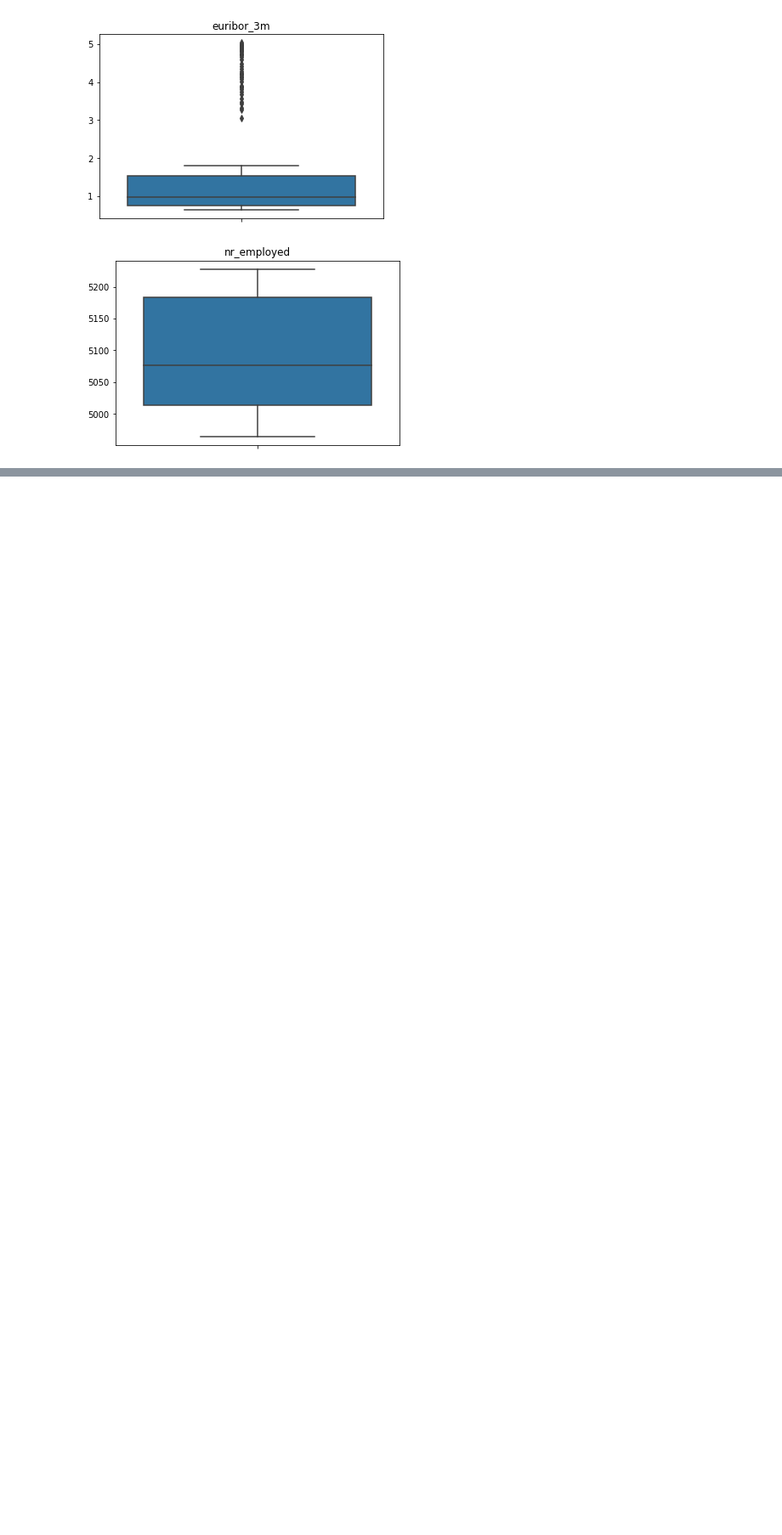
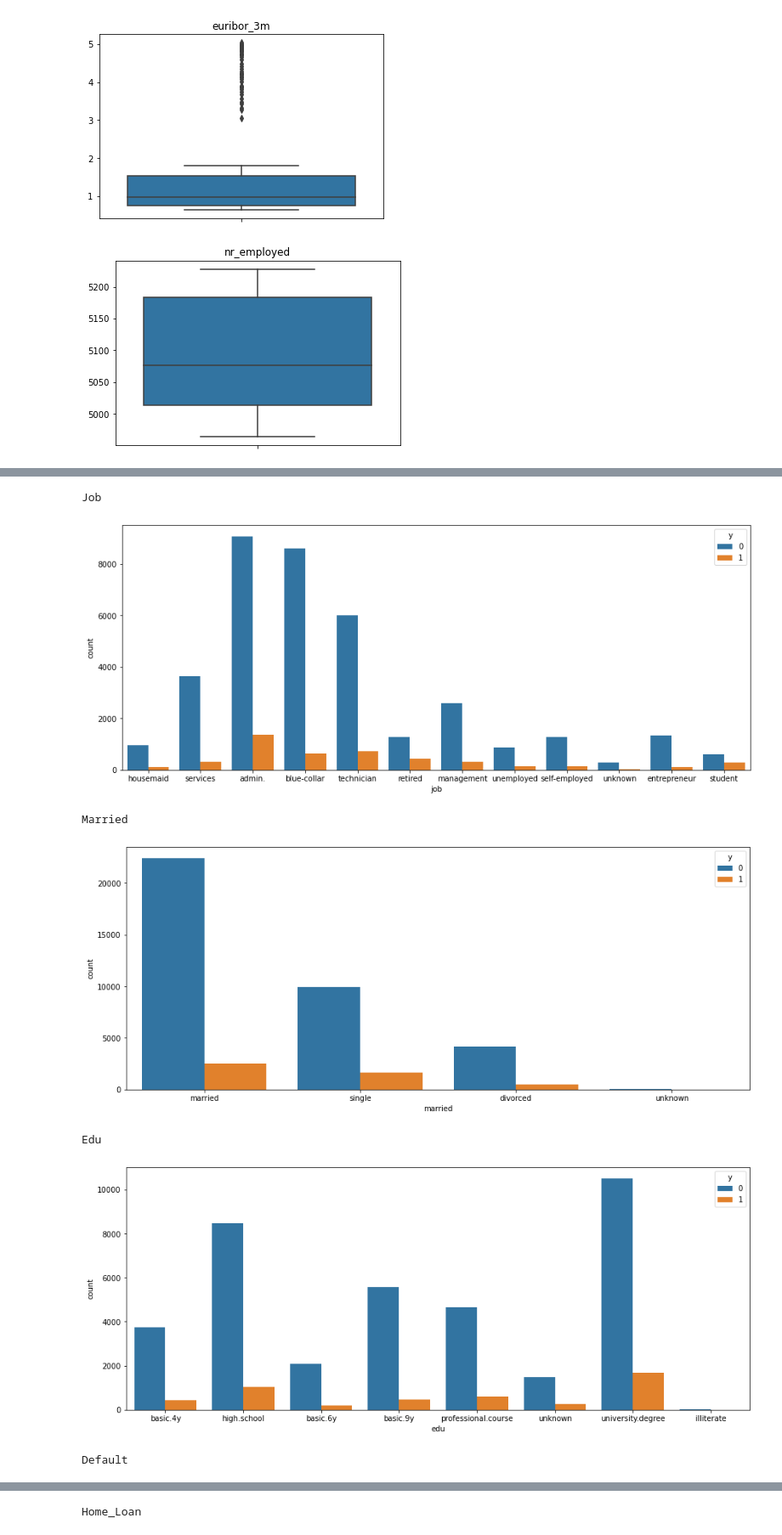
Before and after one commit to black4157/python-project, a Jupyter notebook: bank_EDA.ipynb, the cells around one changed output, grey strips where cells are left out. Shown at 85% size. Cells and saved outputs as stored; diff of their text form; code cells hidden in the pictures; blank space fills up the shorter version.

```diff
--- a/bank_EDA.ipynb
+++ b/bank_EDA.ipynb
@@ -56,4 +122,9 @@ Name: y, Length: 41188, dtype: object
 # %%
 bank_int = bank.loc[:, ['age', 'duration', 'campaign_count', 'pdays', 'pcampaign_count']]
-bank_object = bank.loc[:, ['job', 'married', 'edu', 'default', 'home_loan', 'personal_loan', 'contact', 'month', 'day', 'pcampaign_result', 'y']]
+bank_int_name = [var for var in bank.columns if bank[var].dtype == "i8"]
+
 bank_float = bank.loc[:, ['emp_var_rate', 'cons_price_idx', 'euribor_3m', 'nr_employed']]
+bank_float_name = [var for var in bank.columns if bank[var].dtype == "f8"]
+
+bank_object = bank.loc[:, ['job', 'married', 'edu', 'default', 'home_loan', 'personal_loan', 'contact', 'month', 'day', 'pcampaign_result']]
+bank_object_name = [var for var in bank.columns if bank[var].dtype == "O"]
@@ -144,6 +156,0 @@ countplot_int(bank_int)
-# %%
-for column in bank_object:
-    plt.figure(figsize=(15, 6))
-    print(column.title())
-    ax = sns.countplot(x=bank[column], hue=bank["y"])
-    plt.show()
@@ -225,0 +224,14 @@ boxplot_float(bank_float)
+# %%
+for column in bank_object:
+    plt.figure(figsize=(15, 6))
+    print(column.title())
+    ax = sns.countplot(x=bank[column], hue=y)
+    plt.show()
+# %% [output]
+Job
+[figure, added]
+Married
+[figure, added]
+Edu
+[figure, added]
+Default
@@ -225,0 +239 @@ boxplot_float(bank_float)
+Home_Loan
```
Also changed, not shown: parts of 107 cells of this notebook.
